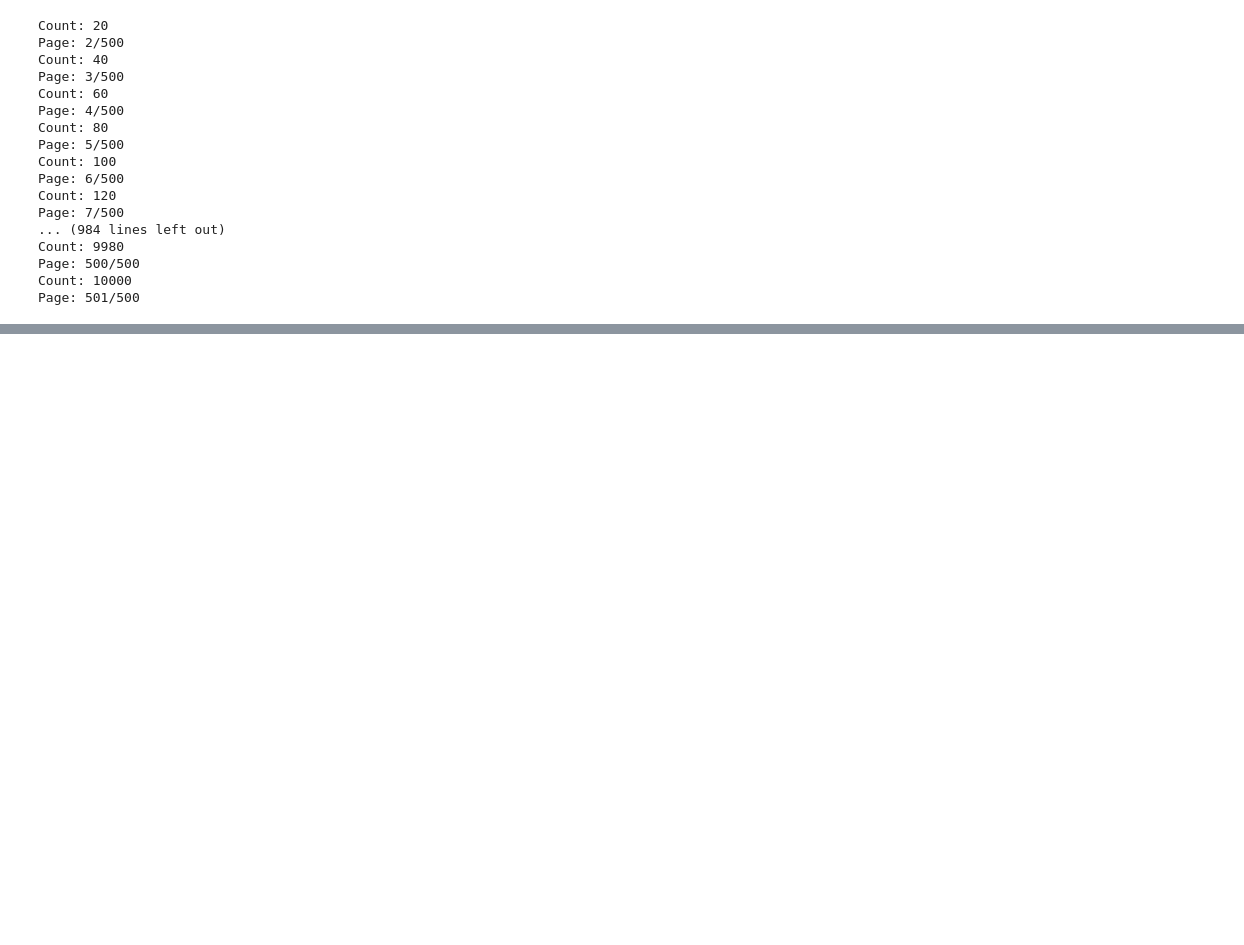
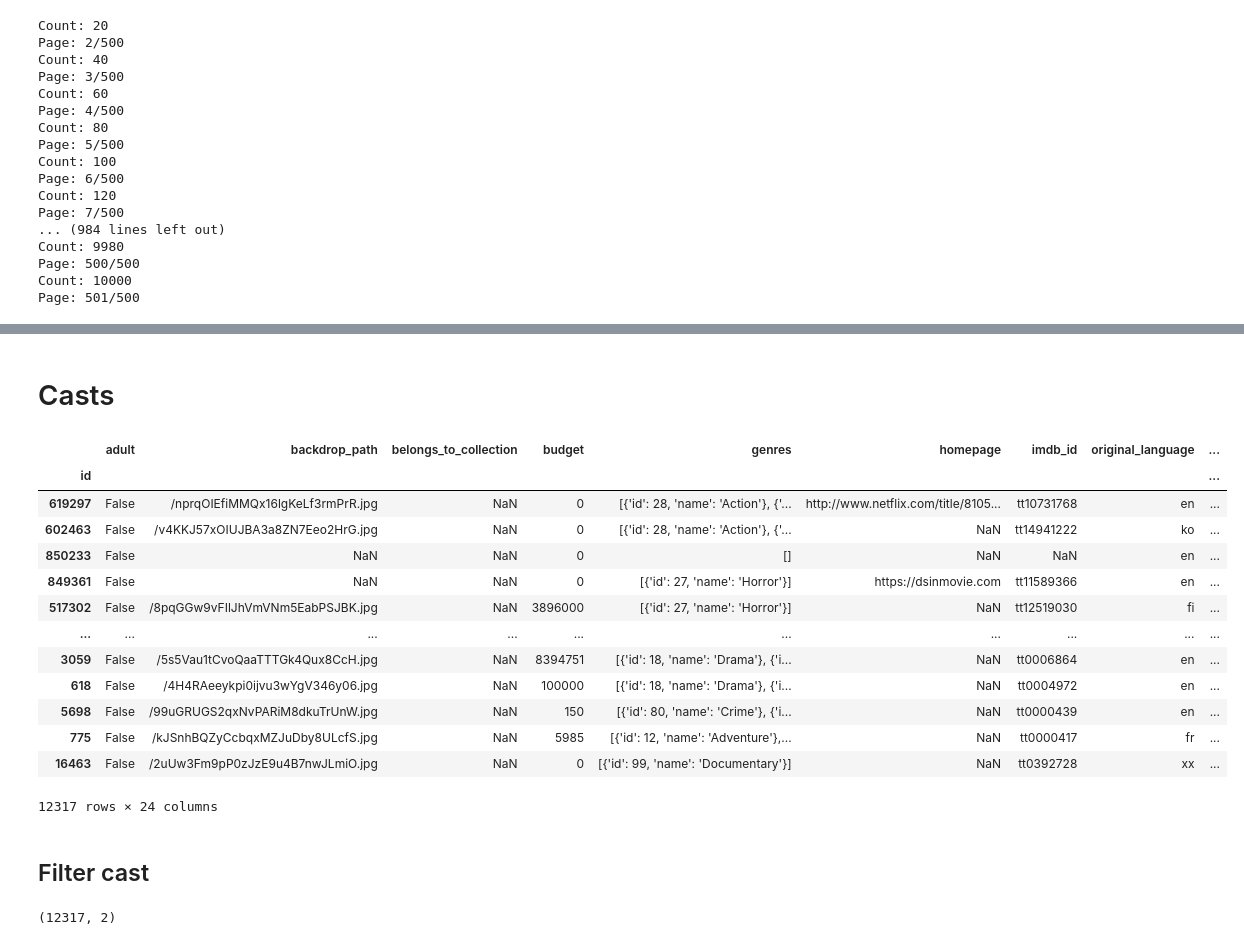
Before and after one commit to Tuan-Lee-23/Data-Science-Final-Project, a Jupyter notebook: notebooks/tmdb_api_request.ipynb, the cells around one changed output, grey strips where cells are left out. Drawn from its saved outputs; the diff is of its cells as text; code cells hidden in the pictures; blank space fills up the shorter version.

```diff
--- a/notebooks/tmdb_api_request.ipynb
+++ b/notebooks/tmdb_api_request.ipynb
@@ -115,0 +210,20 @@ df_res.to_csv("popular_tmdb.csv", index = False)
+# %% [markdown]
+# Casts
+# %%
+details_df = pd.read_csv("tmdb.csv", lineterminator= '\n', index_col = 'id')
+details_df
+# %% [output]
+|  | adult | backdrop_path | belongs_to_collection | budget | genres | homepage | imdb_id | original_language | ... |
+| id |  |  |  |  |  |  |  |  | ... |
+| 619297 | False | /nprqOIEfiMMQx16lgKeLf3rmPrR.jpg | NaN | 0 | [{'id': 28, 'name': 'Action'}, {'... | http://www.netflix.com/title/8105... | tt10731768 | en | ... |
+| 602463 | False | /v4KKJ57xOIUJBA3a8ZN7Eeo2HrG.jpg | NaN | 0 | [{'id': 28, 'name': 'Action'}, {'... | NaN | tt14941222 | ko | ... |
+| 850233 | False | NaN | NaN | 0 | [] | NaN | NaN | en | ... |
+| 849361 | False | NaN | NaN | 0 | [{'id': 27, 'name': 'Horror'}] | https://dsinmovie.com | tt11589366 | en | ... |
+| 517302 | False | /8pqGGw9vFIlJhVmVNm5EabPSJBK.jpg | NaN | 3896000 | [{'id': 27, 'name': 'Horror'}] | NaN | tt12519030 | fi | ... |
+| ... | ... | ... | ... | ... | ... | ... | ... | ... | ... |
+| 3059 | False | /5s5Vau1tCvoQaaTTTGk4Qux8CcH.jpg | NaN | 8394751 | [{'id': 18, 'name': 'Drama'}, {'i... | NaN | tt0006864 | en | ... |
+| 618 | False | /4H4RAeeykpi0ijvu3wYgV346y06.jpg | NaN | 100000 | [{'id': 18, 'name': 'Drama'}, {'i... | NaN | tt0004972 | en | ... |
+| 5698 | False | /99uGRUGS2qxNvPARiM8dkuTrUnW.jpg | NaN | 150 | [{'id': 80, 'name': 'Crime'}, {'i... | NaN | tt0000439 | en | ... |
+| 775 | False | /kJSnhBQZyCcbqxMZJuDby8ULcfS.jpg | NaN | 5985 | [{'id': 12, 'name': 'Adventure'},... | NaN | tt0000417 | fr | ... |
+| 16463 | False | /2uUw3Fm9pP0zJzE9u4B7nwJLmiO.jpg | NaN | 0 | [{'id': 99, 'name': 'Documentary'}] | NaN | tt0392728 | xx | ... |
+12317 rows × 24 columns
@@ -115,0 +262,9 @@ df_res.to_csv("popular_tmdb.csv", index = False)
+# %% [markdown]
+## Filter cast
+# %%
+cast_df = pd.read_csv('cast_tmdb.csv', index_col = 'id')
+# cast_df = cast_df.loc[cast_df['cast'].str.len() >= 1]
+# cast_df = cast_df.loc[cast_df['crew'].str.len() >= 1]
+cast_df.shape
+# %% [output]
+(12317, 2)
```
Also changed, not shown: parts of 30 cells of this notebook, 10 other files.
